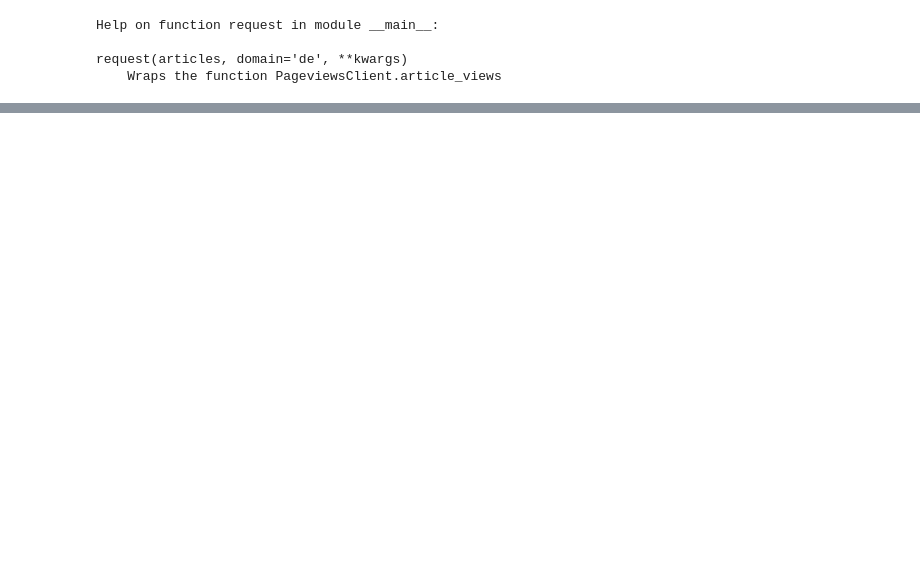
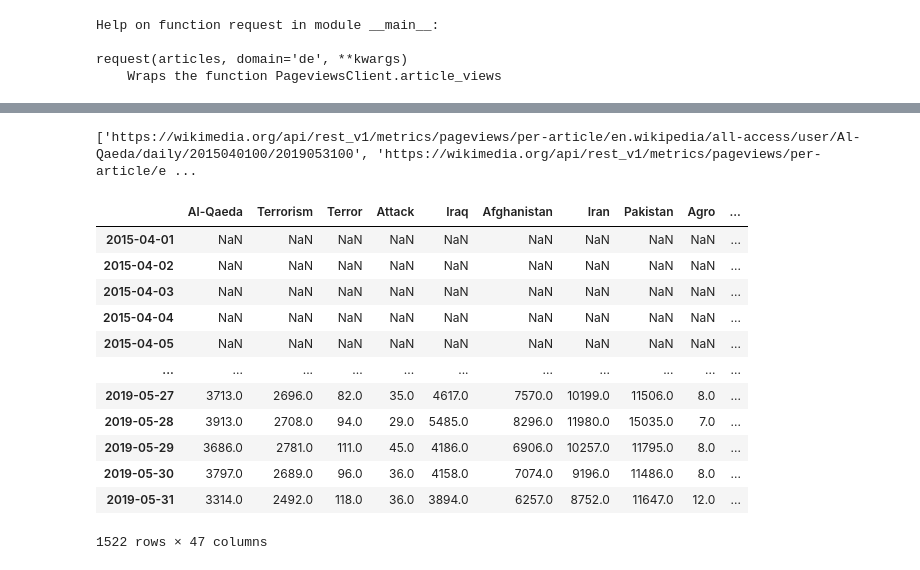
Before and after one commit to epfl-ada/ada-2020-project-milestone-p3-p3_studybuddy, a Jupyter notebook: Scraping.ipynb, the cells around one changed output, grey strips where cells are left out. Saved outputs shown, nothing was run; the diff lists cells and outputs as text; code cells hidden in the pictures; blank space fills up the shorter version.

```diff
--- a/Scraping.ipynb
+++ b/Scraping.ipynb
@@ -62,0 +32,2 @@ len(terrorism)
+# %%
+contact = 'matthias.zeller@epfl.ch'
@@ -63,5 +42,8 @@ len(terrorism)
 # %% [markdown]
 # Scraping
+# %%
+# Must provide email address (read the rules above)
+p = PageviewsClient(contact)
 # %% [markdown]
 ## Settings
 # %%
@@ -178,0 +165,6 @@ All elements are equal: True
+# %%
+# Load keywords lists as defined in keywords_lists (defined on top of this notebook)
+keywords = {}
+for listname, filename in keywords_lists.items():
+    with open(filename, 'r') as f:
+        keywords[listname] = f.read().strip('\n').split('\n')
@@ -317,0 +207,24 @@ data['articles'][:10]
+# %%
+data = {
+    listname: request(kwlist, 'en')
+    for listname, kwlist in keywords.items()
+}
+# %% [output]
+['https://wikimedia.org/api/rest_v1/metrics/pageviews/per-article/en.wikipedia/all-access/user/Al-Qaeda/daily/2015040100/2019053100', 'https://wikimedia.org/api/rest_v1/metrics/pageviews/per-article/e ...
+# %%
+terrorism = data['terrorism']
+terrorism
+# %% [output]
+|  | Al-Qaeda | Terrorism | Terror | Attack | Iraq | Afghanistan | Iran | Pakistan | Agro | ... |
+| 2015-04-01 | NaN | NaN | NaN | NaN | NaN | NaN | NaN | NaN | NaN | ... |
+| 2015-04-02 | NaN | NaN | NaN | NaN | NaN | NaN | NaN | NaN | NaN | ... |
+| 2015-04-03 | NaN | NaN | NaN | NaN | NaN | NaN | NaN | NaN | NaN | ... |
+| 2015-04-04 | NaN | NaN | NaN | NaN | NaN | NaN | NaN | NaN | NaN | ... |
+| 2015-04-05 | NaN | NaN | NaN | NaN | NaN | NaN | NaN | NaN | NaN | ... |
+| ... | ... | ... | ... | ... | ... | ... | ... | ... | ... | ... |
+| 2019-05-27 | 3713.0 | 2696.0 | 82.0 | 35.0 | 4617.0 | 7570.0 | 10199.0 | 11506.0 | 8.0 | ... |
+| 2019-05-28 | 3913.0 | 2708.0 | 94.0 | 29.0 | 5485.0 | 8296.0 | 11980.0 | 15035.0 | 7.0 | ... |
+| 2019-05-29 | 3686.0 | 2781.0 | 111.0 | 45.0 | 4186.0 | 6906.0 | 10257.0 | 11795.0 | 8.0 | ... |
+| 2019-05-30 | 3797.0 | 2689.0 | 96.0 | 36.0 | 4158.0 | 7074.0 | 9196.0 | 11486.0 | 8.0 | ... |
+| 2019-05-31 | 3314.0 | 2492.0 | 118.0 | 36.0 | 3894.0 | 6257.0 | 8752.0 | 11647.0 | 12.0 | ... |
+1522 rows × 47 columns
```
Also changed, not shown: parts of 43 cells of this notebook, 2 other files.
